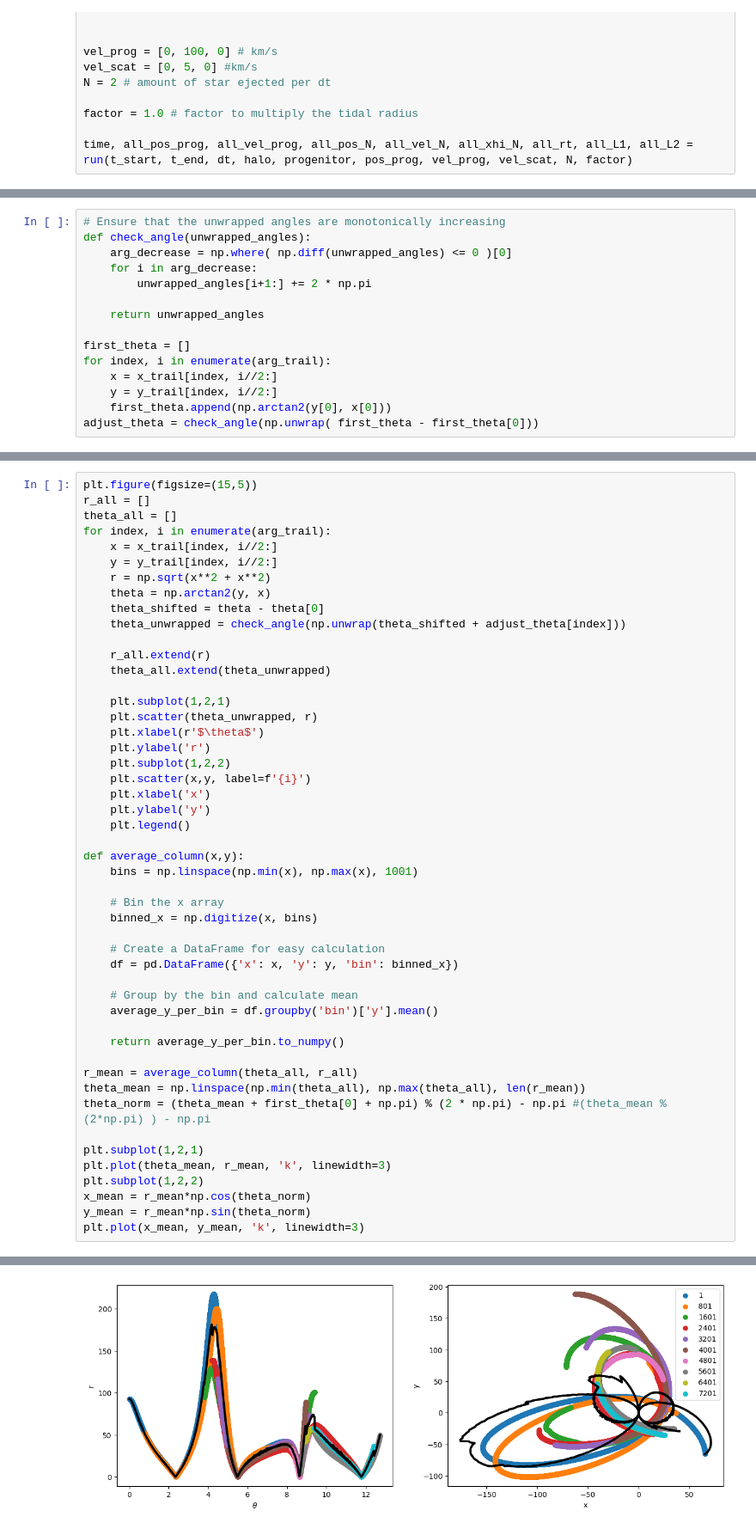
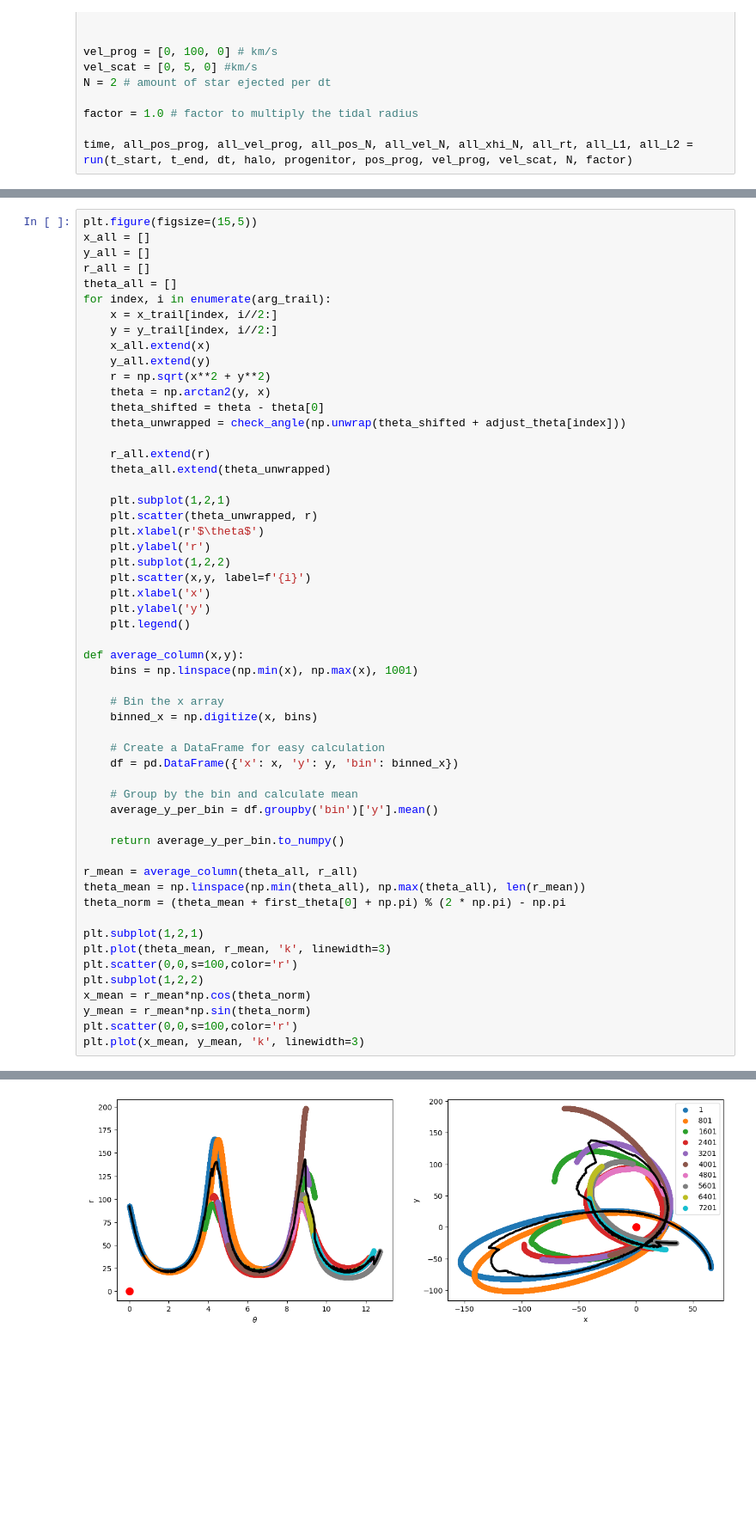
Before and after one commit to David-Chemaly/Nibaueur2023, a Jupyter notebook: stream_track.ipynb, the cells around one changed output, grey strips where cells are left out. Shown at 86% size. Drawn from its saved outputs; the diff is of its cells as text; blank space fills up the shorter version.

```diff
--- a/stream_track.ipynb
+++ b/stream_track.ipynb
@@ -51,15 +51,0 @@ y_trail = all_pos_N[1, :, arg_trail]
-# %%
-# Ensure that the unwrapped angles are monotonically increasing
-def check_angle(unwrapped_angles):
-    arg_decrease = np.where( np.diff(unwrapped_angles) <= 0 )[0]
-    for i in arg_decrease:
-        unwrapped_angles[i+1:] += 2 * np.pi
-
-    return unwrapped_angles
-
-first_theta = []
-for index, i in enumerate(arg_trail):
-    x = x_trail[index, i//2:]
-    y = y_trail[index, i//2:]
-    first_theta.append(np.arctan2(y[0], x[0]))
-adjust_theta = check_angle(np.unwrap( first_theta - first_theta[0]))
@@ -79,11 +123,15 @@ first_theta
 # %%
 plt.figure(figsize=(15,5))
+x_all = []
+y_all = []
 r_all = []
 theta_all = []
 for index, i in enumerate(arg_trail):
     x = x_trail[index, i//2:]
     y = y_trail[index, i//2:]
-    r = np.sqrt(x**2 + x**2)
+    x_all.extend(x)
+    y_all.extend(y)
+    r = np.sqrt(x**2 + y**2)
     theta = np.arctan2(y, x)
     theta_shifted = theta - theta[0]
     theta_unwrapped = check_angle(np.unwrap(theta_shifted + adjust_theta[index]))
@@ -99,32 +147,34 @@ for index, i in enumerate(arg_trail):
     plt.scatter(x,y, label=f'{i}')
     plt.xlabel('x')
     plt.ylabel('y')
     plt.legend()
 
 def average_column(x,y):
     bins = np.linspace(np.min(x), np.max(x), 1001)
 
     # Bin the x array
     binned_x = np.digitize(x, bins)
 
     # Create a DataFrame for easy calculation
     df = pd.DataFrame({'x': x, 'y': y, 'bin': binned_x})
 
     # Group by the bin and calculate mean
     average_y_per_bin = df.groupby('bin')['y'].mean()
 
     return average_y_per_bin.to_numpy()
 
 r_mean = average_column(theta_all, r_all)
 theta_mean = np.linspace(np.min(theta_all), np.max(theta_all), len(r_mean))
-theta_norm = (theta_mean + first_theta[0] + np.pi) % (2 * np.pi) - np.pi #(theta_mean % (2*np.pi) ) - np.pi
+theta_norm = (theta_mean + first_theta[0] + np.pi) % (2 * np.pi) - np.pi
 
 plt.subplot(1,2,1)
 plt.plot(theta_mean, r_mean, 'k', linewidth=3)
+plt.scatter(0,0,s=100,color='r')
 plt.subplot(1,2,2)
 x_mean = r_mean*np.cos(theta_norm)
 y_mean = r_mean*np.sin(theta_norm)
+plt.scatter(0,0,s=100,color='r')
 plt.plot(x_mean, y_mean, 'k', linewidth=3)
 # %% [output]
 [<matplotlib.lines.Line2D at 0x...>]
-[figure, old version]
+[figure, new version]
```
Also changed, not shown: parts of 13 cells of this notebook.
